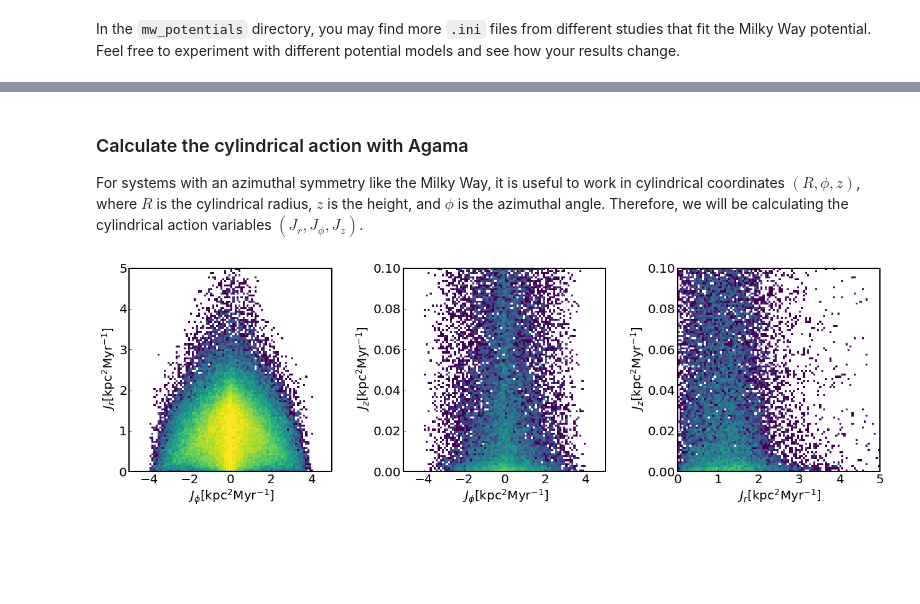
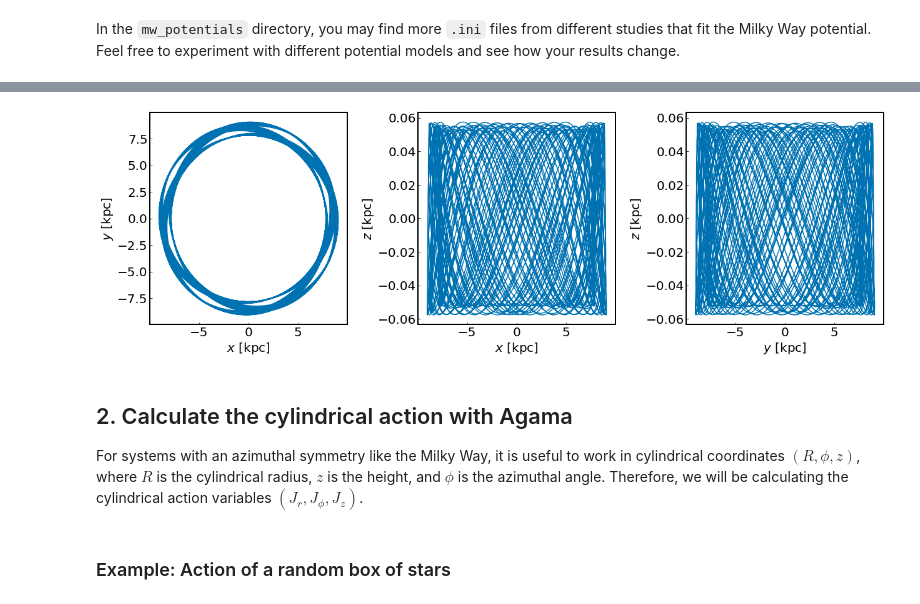
Before and after one commit to trivnguyen/gaia-dr3-agama-tutorial, a Jupyter notebook: action_angle_tutorial.ipynb, the cells around one changed output, grey strips where cells are left out. Saved outputs shown, nothing was run; the diff lists cells and outputs as text; code cells hidden in the pictures; blank space fills up the shorter version.

```diff
--- a/action_angle_tutorial.ipynb
+++ b/action_angle_tutorial.ipynb
@@ -211,5 +248,25 @@ Feel free to experiment with different potential models and see how your results
+# %%
+# Integrate and plotthe orbit for 10 Billion years
+times, orbit = agama.orbit(
+    ic=posvel, potential=potential, time=10, trajsize=10000)[0]
+fig, axes = plt.subplots(1, 3, figsize=(18, 6))
+
+axes[0].plot(orbit[:, 0], orbit[:, 1])
+axes[1].plot(orbit[:, 0], orbit[:, 2])
+axes[2].plot(orbit[:, 1], orbit[:, 2])
+
+axes[0].set_xlabel(r'$x$ [kpc]')
+axes[1].set_xlabel(r'$x$ [kpc]')
+axes[2].set_xlabel(r'$y$ [kpc]')
+axes[0].set_ylabel(r'$y$ [kpc]')
+axes[1].set_ylabel(r'$z$ [kpc]')
+axes[2].set_ylabel(r'$z$ [kpc]')
+
+fig.tight_layout()
+# %% [output]
+[figure, added]
 # %% [markdown]
-### Calculate the cylindrical action with Agama
+## 2. Calculate the cylindrical action with Agama
 
 For systems with an azimuthal symmetry like the Milky Way, it is useful to work in cylindrical coordinates $(R, \phi, z)$, where $R$ is the cylindrical radius, $z$ is the height, and $\phi$ is the azimuthal angle.
 Therefore, we will be calculating the cylindrical action variables $(J_r, J_\phi, J_z)$.
@@ -216 +300,3 @@ Therefore, we will be calculating the cylindrical action variables $(J_r, J_\phi
+# %% [markdown]
+### Example: Action of a random box of stars
 # %%
@@ -231,25 +311,0 @@ Jr, Jz, Jphi = action_finder(xv_rand).T * unit_conversion
-# %%
-# Plot the distribution of the action
-fig, axes = plt.subplots(1, 3, figsize=(18, 6))
-
-hist_range = ((0, 5), (0, 0.1), (-5, 5))
-norm = mpl.colors.LogNorm(vmin=1, vmax=100)
-bins = 100
-
-axes[0].hist2d(
-    Jphi, Jr, bins=(bins, bins), range=(hist_range[2], hist_range[0]), norm=norm)
-axes[1].hist2d(
-    Jphi, Jz, bins=(bins, bins), range=(hist_range[2], hist_range[1]), norm=norm)
-axes[2].hist2d(
-    Jr, Jz, bins=(bins, bins), range=(hist_range[0], hist_range[1]), norm=norm)
-
-axes[0].set_xlabel(r' $J_\phi [\mathrm{kpc}^2 \mathrm{Myr}^{-1}]$')
-axes[1].set_xlabel(r' $J_\phi [\mathrm{kpc}^2 \mathrm{Myr}^{-1}]$')
-axes[2].set_xlabel(r' $J_r [\mathrm{kpc}^2 \mathrm{Myr}^{-1}]$')
-axes[0].set_ylabel(r' $J_r [\mathrm{kpc}^2 \mathrm{Myr}^{-1}]$')
-axes[1].set_ylabel(r' $J_z [\mathrm{kpc}^2 \mathrm{Myr}^{-1}]$')
-axes[2].set_ylabel(r' $J_z [\mathrm{kpc}^2 \mathrm{Myr}^{-1}]$')
-
-fig.tight_layout()
-# %% [output]
-[figure, removed]
```
Also changed, not shown: parts of 14 cells of this notebook.
